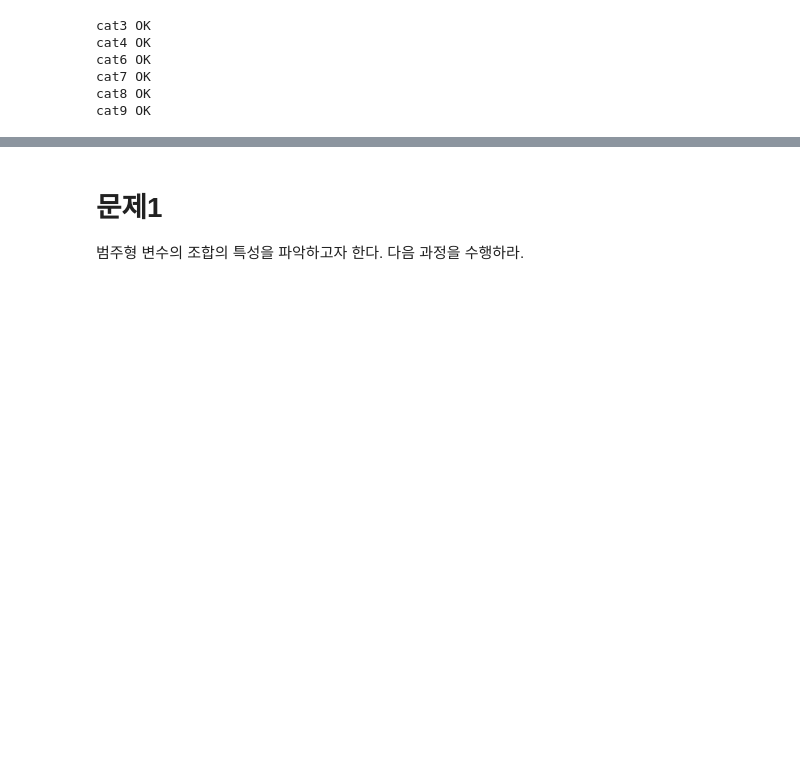
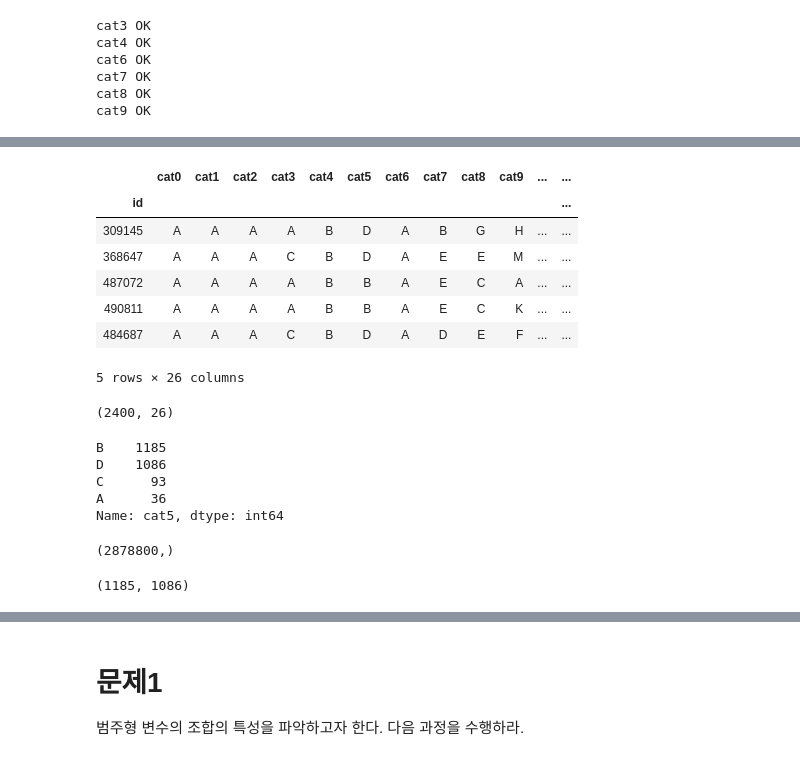
Before and after one commit to hulee1973/ds_lv3_2503_1, a Jupyter notebook: sec_ds_lv3_prob2_prob.ipynb, the cells around one changed output, grey strips where cells are left out. Drawn from its saved outputs; the diff is of its cells as text; code cells hidden in the pictures; blank space fills up the shorter version.

```diff
--- a/sec_ds_lv3_prob2_prob.ipynb
+++ b/sec_ds_lv3_prob2_prob.ipynb
@@ -214,3 +214,8 @@ cat6 OK
 cat7 OK
 cat8 OK
 cat9 OK
+# %%
+df_basetable = df_train.copy()
+cat_cols = ['cat{}'.format(i) for i in range(10)]
+cont_cols = ['cont{}'.format(i) for i in range(14)]
+np.array(cat_cols), np.array(cont_cols)
@@ -216,0 +245,38 @@ cat9 OK
+# %%
+df_dunn = df_basetable.sample(frac = 0.01, random_state = 123)
+display(df_dunn.head())
+df_dunn.shape
+# %% [output]
+|  | cat0 | cat1 | cat2 | cat3 | cat4 | cat5 | cat6 | cat7 | cat8 | cat9 | ... | ... |
+| id |  |  |  |  |  |  |  |  |  |  |  | ... |
+| 309145 | A | A | A | A | B | D | A | B | G | H | ... | ... |
+| 368647 | A | A | A | C | B | D | A | E | E | M | ... | ... |
+| 487072 | A | A | A | A | B | B | A | E | C | A | ... | ... |
+| 490811 | A | A | A | A | B | B | A | E | C | K | ... | ... |
+| 484687 | A | A | A | C | B | D | A | D | E | F | ... | ... |
+5 rows × 26 columns
+(2400, 26)
+# %%
+df_dunn['cat5'].value_counts()
+# %% [output]
+B    1185
+D    1086
+C      93
+A      36
+Name: cat5, dtype: int64
+# %%
+from scipy.spatial.distance import pdist, cdist, squareform
+squareform(
+    squareform(
+        pdist(df_dunn[cont_cols])
+    )
+).shape
+# %% [output]
+(2878800,)
+# %%
+cdist(
+    df_dunn.loc[df_dunn['cat5'] == 'B', cont_cols],
+    df_dunn.loc[df_dunn['cat5'] == 'D', cont_cols]
+).shape
+# %% [output]
+(1185, 1086)
```
Also changed, not shown: parts of 18 cells of this notebook.
